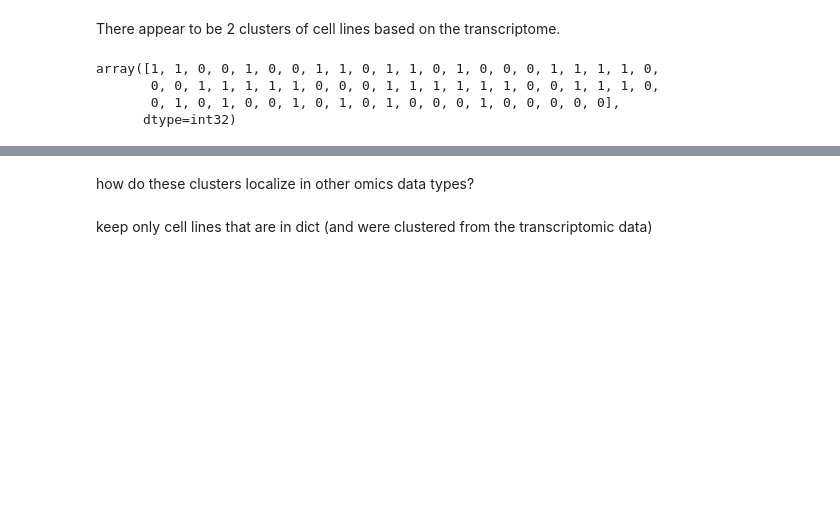
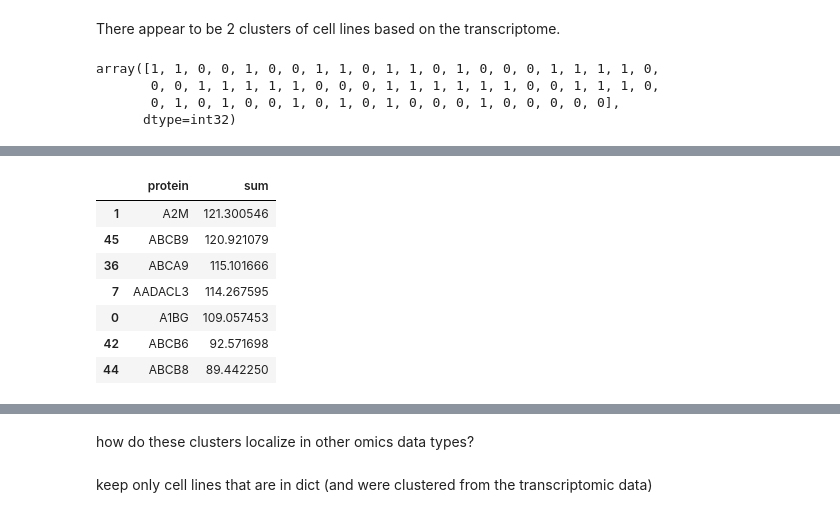
Before and after one commit to jtwang1027/cancer_omics, a Jupyter notebook: 1_EDA_cell_line_exploration.ipynb, the cells around one changed output, grey strips where cells are left out. Drawn from its saved outputs; the diff is of its cells as text; code cells hidden in the pictures; blank space fills up the shorter version.

```diff
--- a/1_EDA_cell_line_exploration.ipynb
+++ b/1_EDA_cell_line_exploration.ipynb
@@ -124,0 +158,11 @@ Text(0.5, 1.0, 'Transcriptomics PCA with clustering')
+# %%
+comp.iloc[0:int(np.ceil(comp.shape[0] *0.1)),:]
+# %% [output]
+|  | protein | sum |
+| 1 | A2M | 121.300546 |
+| 45 | ABCB9 | 120.921079 |
+| 36 | ABCA9 | 115.101666 |
+| 7 | AADACL3 | 114.267595 |
+| 0 | A1BG | 109.057453 |
+| 42 | ABCB6 | 92.571698 |
+| 44 | ABCB8 | 89.442250 |
```
Also changed, not shown: parts of 8 cells of this notebook.
